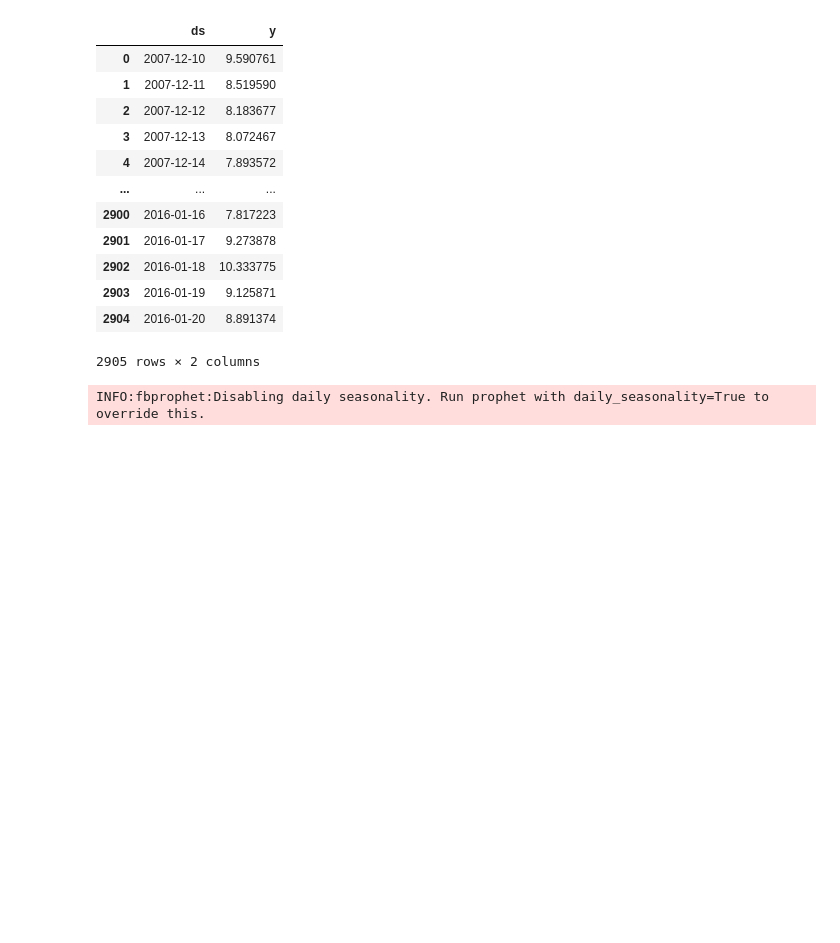
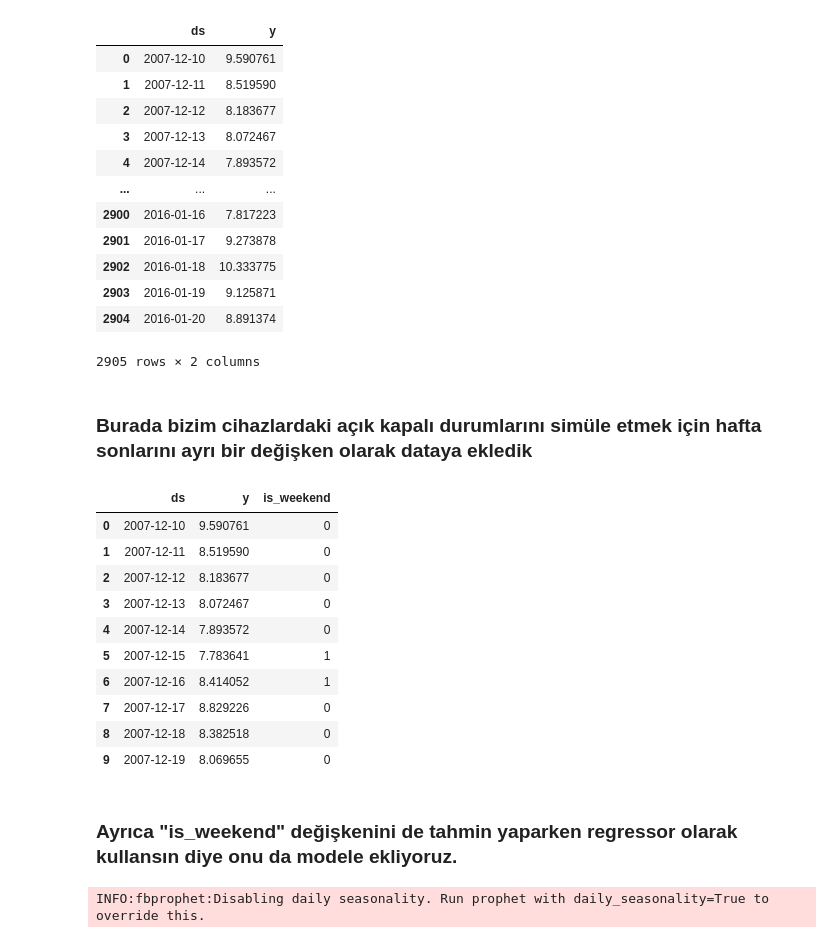
Before and after one commit to harun1yuksel/working, a Jupyter notebook: anomaly_detection/anomaly_detection.ipynb, the cells around one changed output. Saved outputs shown, nothing was run; the diff lists cells and outputs as text; code cells hidden in the pictures; blank space fills up the shorter version.

```diff
--- a/anomaly_detection/anomaly_detection.ipynb
+++ b/anomaly_detection/anomaly_detection.ipynb
@@ -204,3 +208,5 @@ df
 | 2903 | 2016-01-19 | 9.125871 |
 | 2904 | 2016-01-20 | 8.891374 |
 2905 rows × 2 columns
+# %% [markdown]
+### Burada bizim cihazlardaki açık kapalı durumlarını simüle etmek için hafta sonlarını ayrı bir değişken olarak dataya ekledik
@@ -207,2 +221,18 @@ df
+# %%
+df.head(10)
+# %% [output]
+|  | ds | y | is_weekend |
+| 0 | 2007-12-10 | 9.590761 | 0 |
+| 1 | 2007-12-11 | 8.519590 | 0 |
+| 2 | 2007-12-12 | 8.183677 | 0 |
+| 3 | 2007-12-13 | 8.072467 | 0 |
+| 4 | 2007-12-14 | 7.893572 | 0 |
+| 5 | 2007-12-15 | 7.783641 | 1 |
+| 6 | 2007-12-16 | 8.414052 | 1 |
+| 7 | 2007-12-17 | 8.829226 | 0 |
+| 8 | 2007-12-18 | 8.382518 | 0 |
+| 9 | 2007-12-19 | 8.069655 | 0 |
+# %% [markdown]
+### Ayrıca "is_weekend" değişkenini de tahmin yaparken regressor olarak kullansın diye onu da modele ekliyoruz.
 # %%
 m = Prophet()
```
Also changed, not shown: parts of 24 cells of this notebook.
